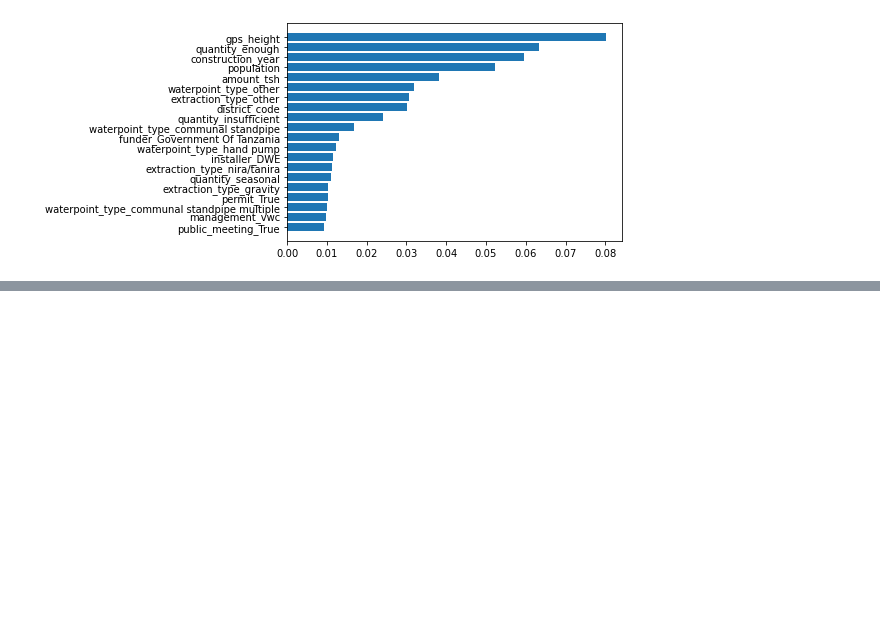
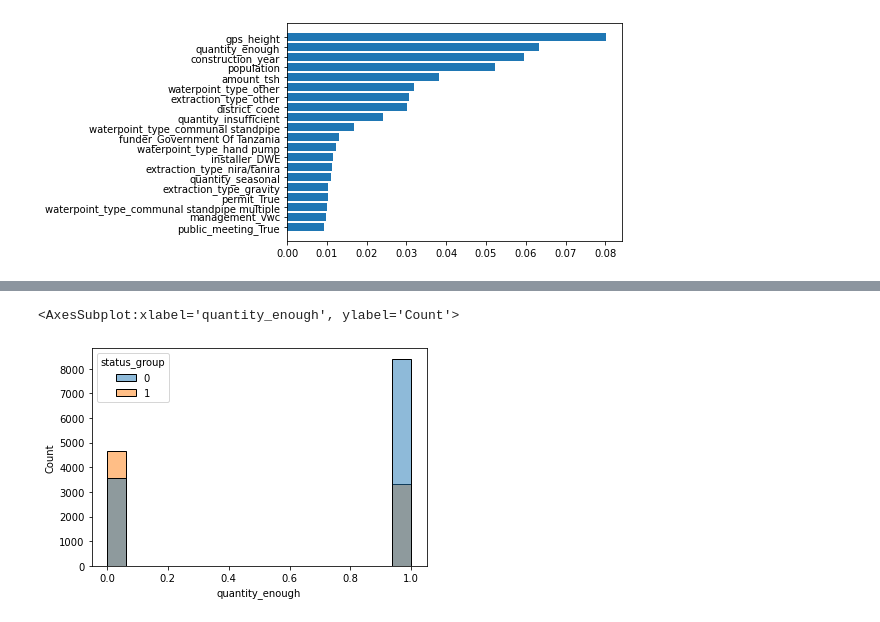
Before and after one commit to criolloprimero/Tanzanian-water-point-classification, a Jupyter notebook: water point classification .ipynb, the cells around one changed output, grey strips where cells are left out. Saved outputs shown, nothing was run; the diff lists cells and outputs as text; code cells hidden in the pictures; blank space fills up the shorter version.

```diff
--- a/water point classification .ipynb
+++ b/water point classification .ipynb
@@ -628,0 +539,5 @@ plt.barh(scaled_data_train.columns[wat][-20:], last_random.feature_importances_[
+# %%
+sns.histplot(data=dummy_data,x='quantity_enough',hue='status_group')
+# %% [output]
+<AxesSubplot:xlabel='quantity_enough', ylabel='Count'>
+[figure, added]
```
Also changed, not shown: parts of 17 cells of this notebook, 5 other files.
